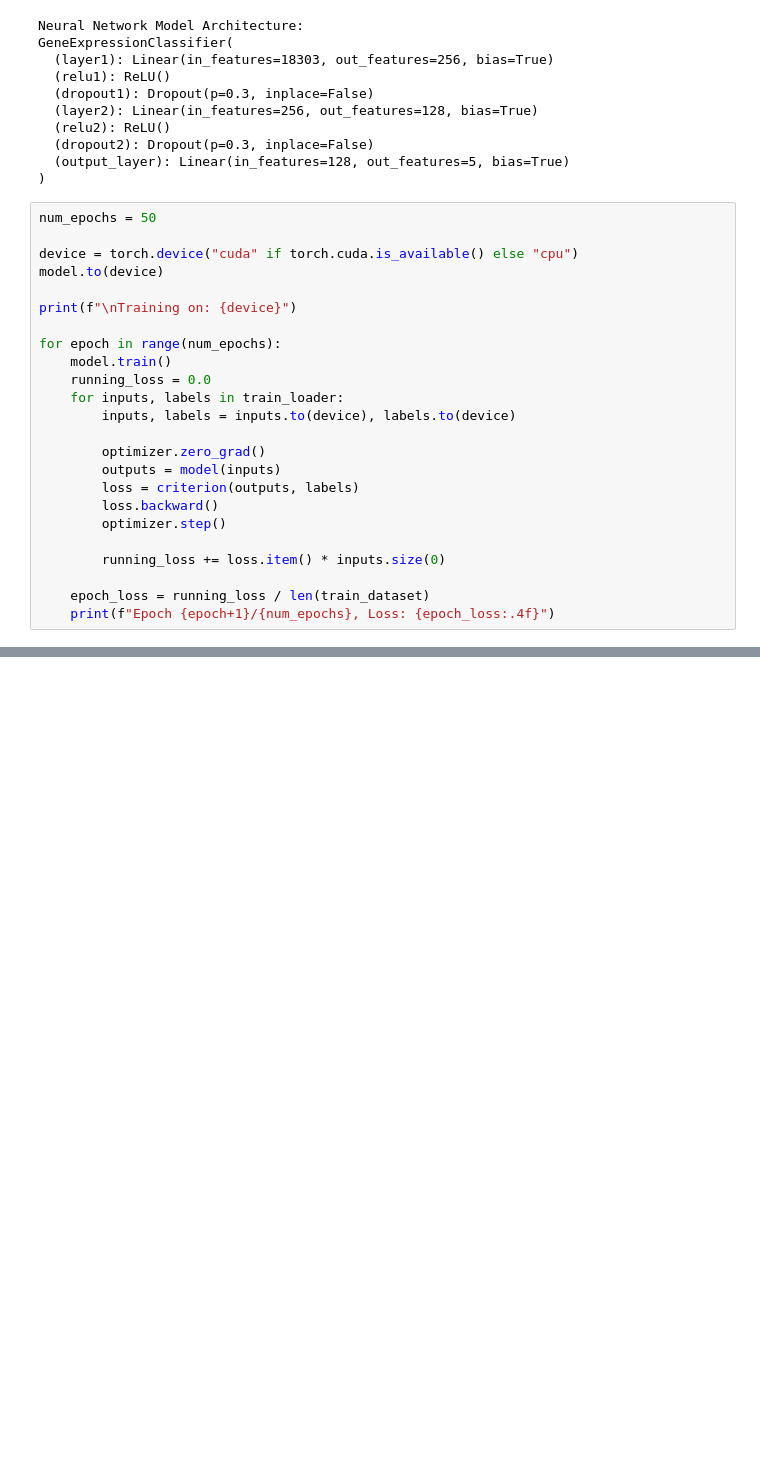
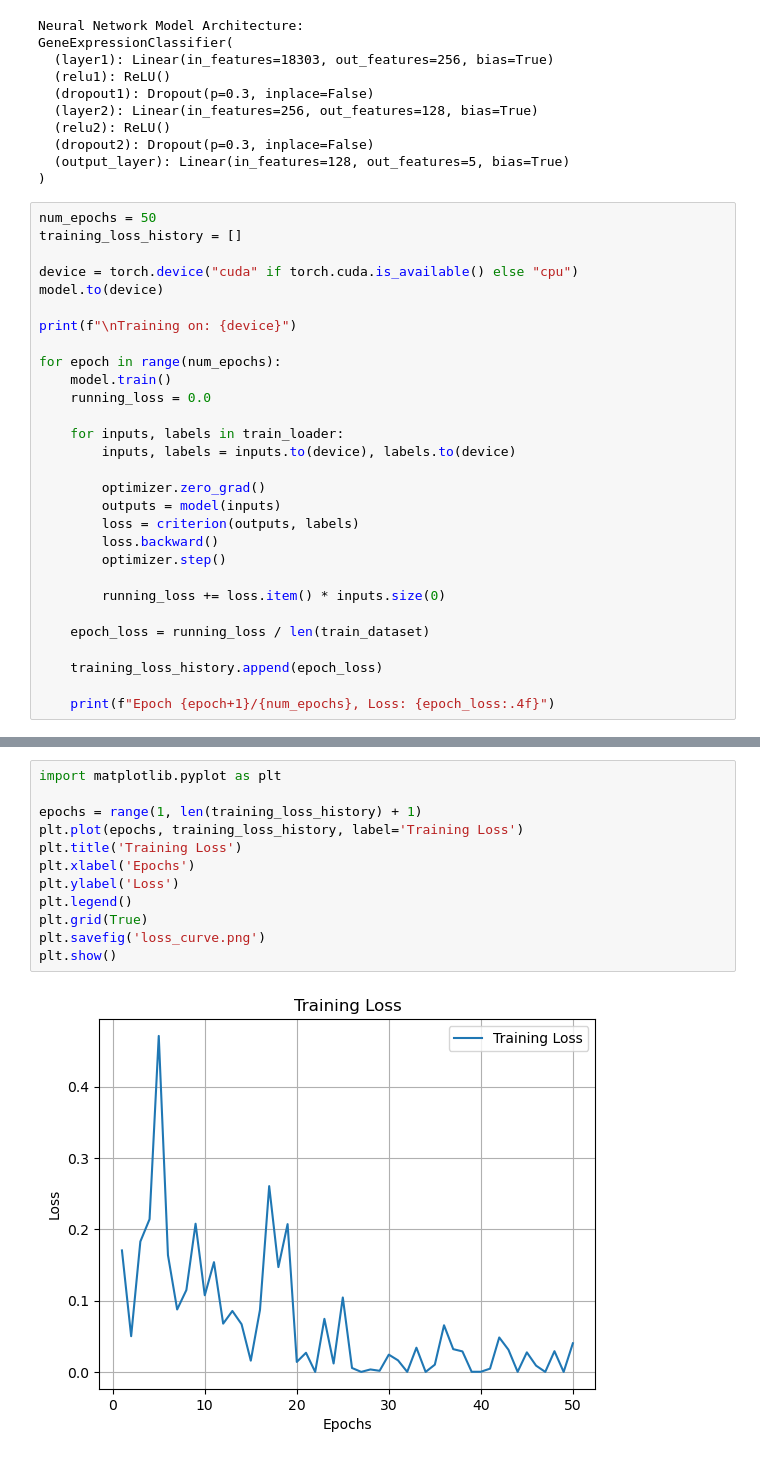
Before and after one commit to cocovelo/TCGA-BRCA-data-analysis, a Jupyter notebook: tcga-brca.ipynb, the cells around one changed output, grey strips where cells are left out. Saved outputs shown, nothing was run; the diff lists cells and outputs as text; blank space fills up the shorter version.

Commit message:
updates to plots etc

```diff
--- a/tcga-brca.ipynb
+++ b/tcga-brca.ipynb
@@ -202,6 +199,7 @@ GeneExpressionClassifier(
 )
 # %%
 num_epochs = 50
+training_loss_history = []
 
 device = torch.device("cuda" if torch.cuda.is_available() else "cpu")
 model.to(device)
@@ -211,6 +209,7 @@ print(f"\nTraining on: {device}")
 for epoch in range(num_epochs):
     model.train()
     running_loss = 0.0
+
     for inputs, labels in train_loader:
         inputs, labels = inputs.to(device), labels.to(device)
 
@@ -223,6 +222,9 @@ for epoch in range(num_epochs):
         running_loss += loss.item() * inputs.size(0)
 
     epoch_loss = running_loss / len(train_dataset)
+
+    training_loss_history.append(epoch_loss)
+
     print(f"Epoch {epoch+1}/{num_epochs}, Loss: {epoch_loss:.4f}")
 # %% [output]
 Training on: cuda
@@ -282,0 +285,14 @@ weighted avg       0.87      0.87      0.87       152
+# %%
+import matplotlib.pyplot as plt
+
+epochs = range(1, len(training_loss_history) + 1)
+plt.plot(epochs, training_loss_history, label='Training Loss')
+plt.title('Training Loss')
+plt.xlabel('Epochs')
+plt.ylabel('Loss')
+plt.legend()
+plt.grid(True)
+plt.savefig('loss_curve.png')
+plt.show()
+# %% [output]
+[figure, added]
```
Also changed, not shown: parts of 3 cells of this notebook, 5 other files.
